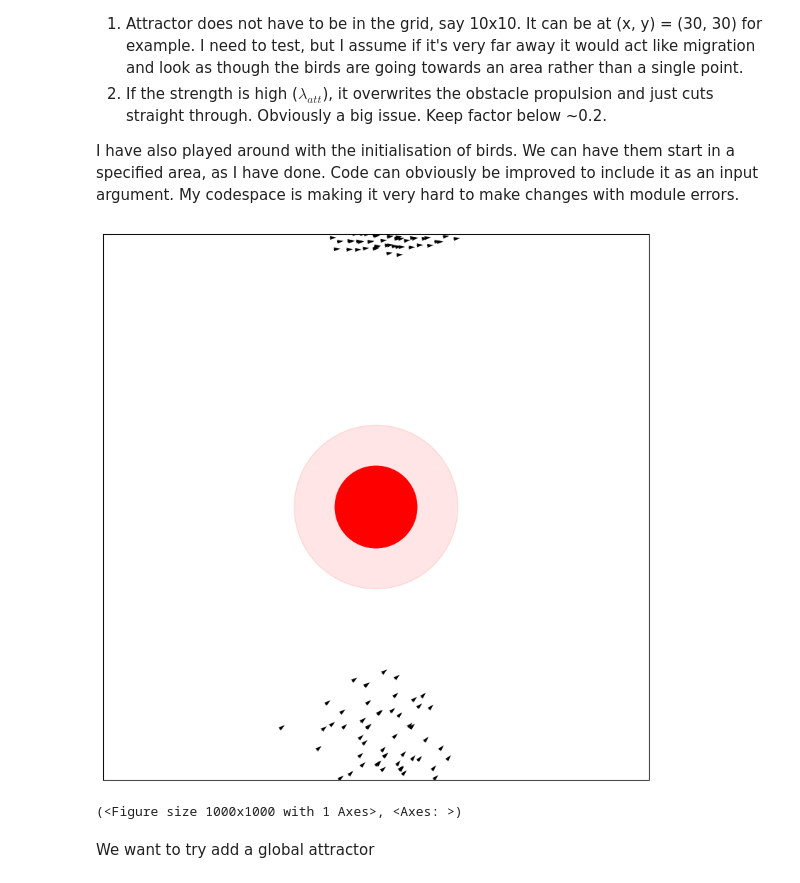
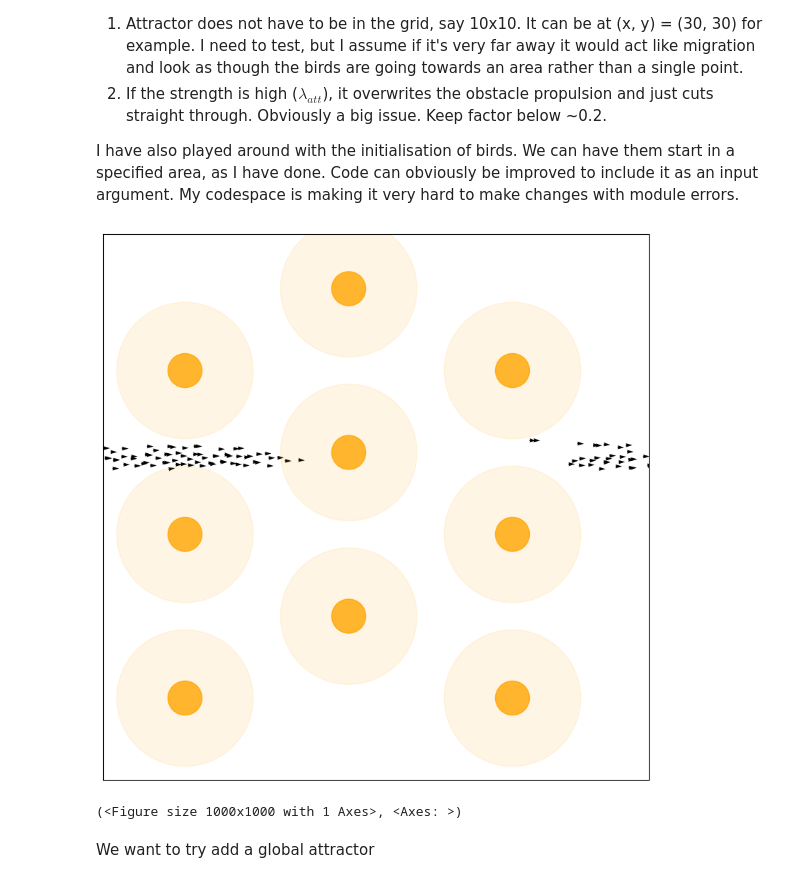
Before and after one commit to flossiedixon/Industrial-Project-2, a Jupyter notebook: colm-project2.ipynb, the cells around one changed output. Cells and saved outputs as stored; diff of their text form; code cells hidden in the pictures.

Commit message:
Add multiple obstacles

```diff
--- a/colm-project2.ipynb
+++ b/colm-project2.ipynb
@@ -50,10 +48,27 @@ Main thoughts:
 I have also played around with the initialisation of birds. We can have them start in a specified area, as I have done. Code can obviously be improved to include it as an input argument.
 My codespace is making it very hard to make changes with module errors.
 # %%
+# As many obstacle params as we can without overlapping
+lam_o = 1
+O_rad = 1.25
 
-run_simulation.plot_simulation_att(model_params, strength_params, obstacle_params, [15, 11])
+obstacle_params = [
+ [lam_o, 1.5, 1.5, O_rad],
+ [lam_o, 1.5, 4.5, O_rad],
+ [lam_o, 1.5, 7.5, O_rad],
+
+ [lam_o, 4.5, 3.0, O_rad],
+ [lam_o, 4.5, 6.0, O_rad],
+ [lam_o, 4.5, 9.0, O_rad],
+
+ [lam_o, 7.5, 1.5, O_rad],
+ [lam_o, 7.5, 4.5, O_rad],
+ [lam_o, 7.5, 7.5, O_rad]
+]
+
+run_simulation.plot_simulation_att(model_params, strength_params, obstacle_params, [15, 6])
 # %% [output]
-[figure, old version]
+[figure, new version]
 (<Figure size 1000x1000 with 1 Axes>, <Axes: >)
 # %% [markdown]
 We want to try add a global attractor
```
Also changed, not shown: parts of 3 cells of this notebook, 6 other files.
